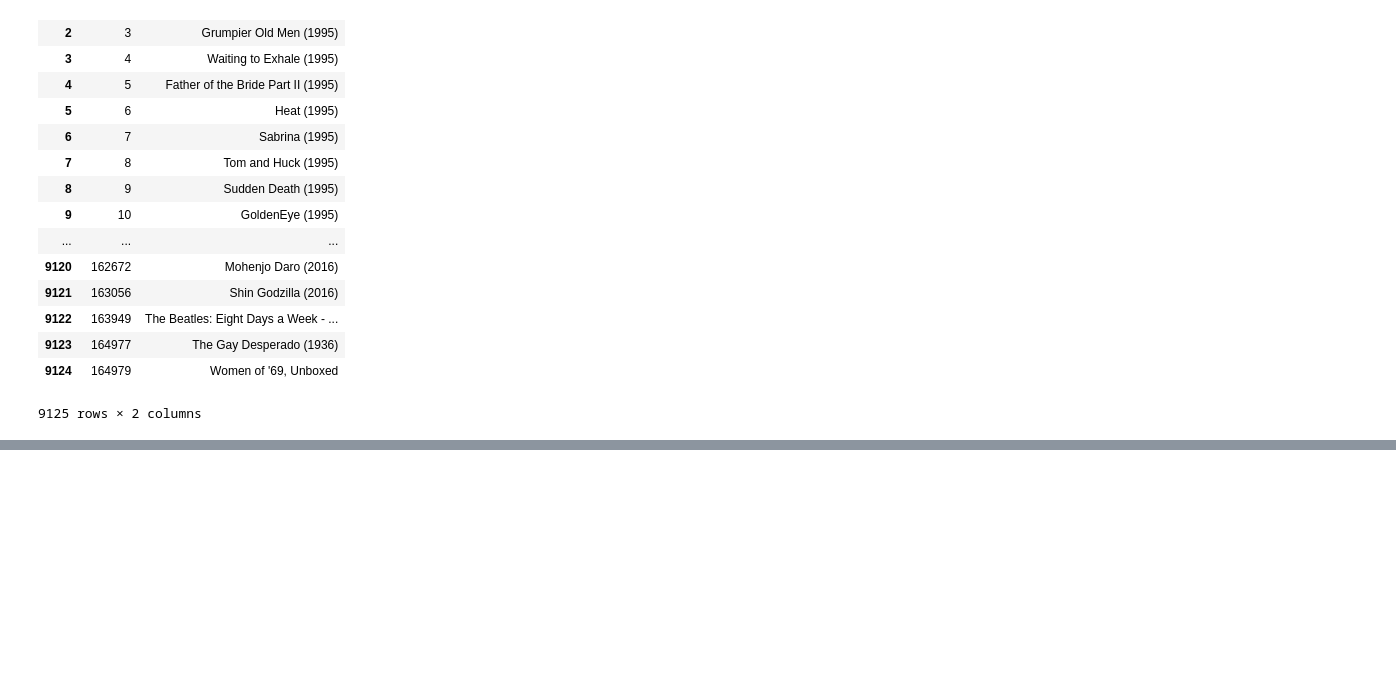
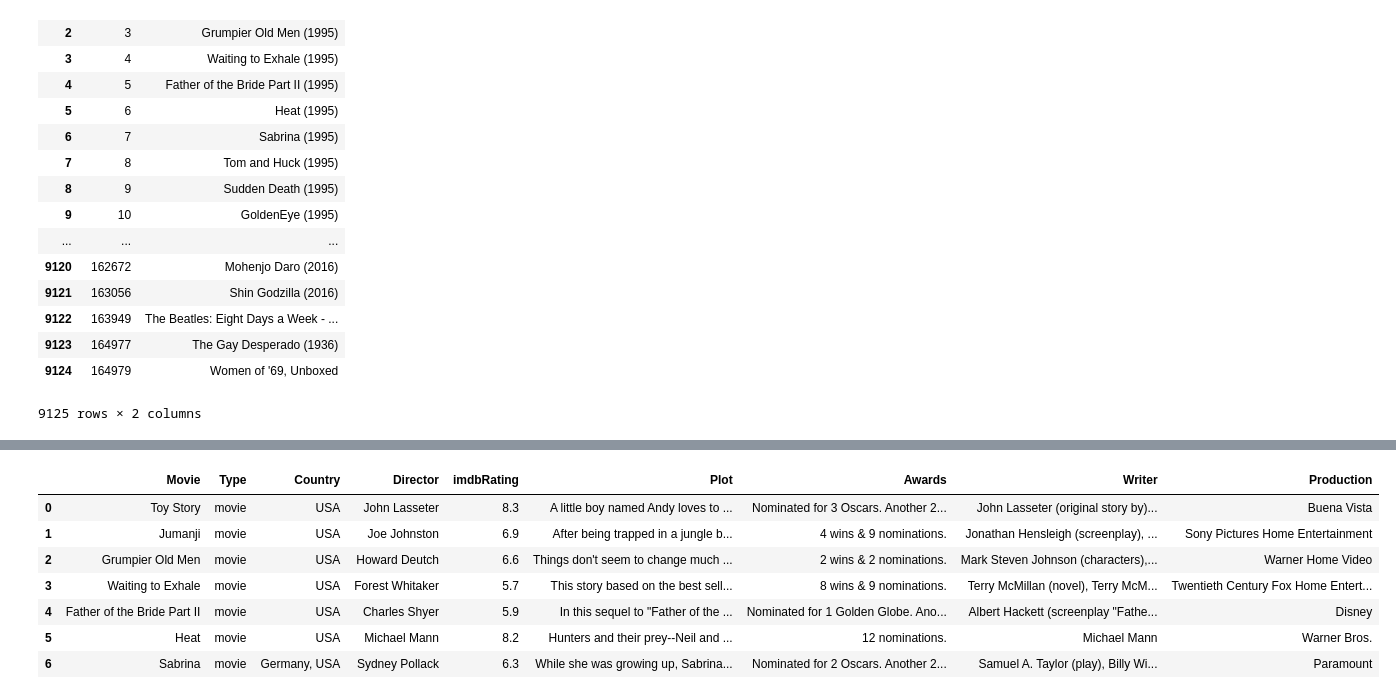
Before and after one commit to rcrs3/recommender-system, a Jupyter notebook: Project.ipynb, the cells around one changed output, grey strips where cells are left out. Saved outputs shown, nothing was run; the diff lists cells and outputs as text; code cells hidden in the pictures; blank space fills up the shorter version.

Commit message:
Put info of the movies

```diff
--- a/Project.ipynb
+++ b/Project.ipynb
@@ -98,3 +99,23 @@ movies.iloc[:, [0, 1]]
 | 9123 | 164977 | The Gay Desperado (1936) |
 | 9124 | 164979 | Women of '69, Unboxed |
 9125 rows × 2 columns
+# %%
+movies_info = pd.DataFrame(columns=['Movie', 'Type', 'Country', 'Director', 'imdbRating', 'Plot', 'Awards', 'Writer', 'Production'])
+
+index = 0
+## Put in a csv when take all the movie info
+for i in movies.itertuples(index = False):
+    l = []
+    search_year = re.search(' \((\d+)\)$', i[1])
+    year = ""
+    if(search_year != None):
+        year = search_year.group(1)
+    movie_name = re.sub(' \(\d+\)$', '', i[1])
+    aux = fetch_movie_info(year = year, movie_name = movie_name)
+    l.extend([aux['Title'], aux['Type'], aux['Country'], aux['Director'], aux['imdbRating'], aux['Plot'], aux['Awards'], aux['Writer'], aux['Production']])
+    print(l)
+    movies_info.loc[index] = l
+    index += 1
+    #break
+
+movies_info
@@ -100,0 +131,11 @@ movies.iloc[:, [0, 1]]
+# %%
+movies_info
+# %% [output]
+|  | Movie | Type | Country | Director | imdbRating | Plot | Awards | Writer | Production |
+| 0 | Toy Story | movie | USA | John Lasseter | 8.3 | A little boy named Andy loves to ... | Nominated for 3 Oscars. Another 2... | John Lasseter (original story by)... | Buena Vista |
+| 1 | Jumanji | movie | USA | Joe Johnston | 6.9 | After being trapped in a jungle b... | 4 wins & 9 nominations. | Jonathan Hensleigh (screenplay), ... | Sony Pictures Home Entertainment |
+| 2 | Grumpier Old Men | movie | USA | Howard Deutch | 6.6 | Things don't seem to change much ... | 2 wins & 2 nominations. | Mark Steven Johnson (characters),... | Warner Home Video |
+| 3 | Waiting to Exhale | movie | USA | Forest Whitaker | 5.7 | This story based on the best sell... | 8 wins & 9 nominations. | Terry McMillan (novel), Terry McM... | Twentieth Century Fox Home Entert... |
+| 4 | Father of the Bride Part II | movie | USA | Charles Shyer | 5.9 | In this sequel to "Father of the ... | Nominated for 1 Golden Globe. Ano... | Albert Hackett (screenplay "Fathe... | Disney |
+| 5 | Heat | movie | USA | Michael Mann | 8.2 | Hunters and their prey--Neil and ... | 12 nominations. | Michael Mann | Warner Bros. |
+| 6 | Sabrina | movie | Germany, USA | Sydney Pollack | 6.3 | While she was growing up, Sabrina... | Nominated for 2 Oscars. Another 2... | Samuel A. Taylor (play), Billy Wi... | Paramount |
```
Also changed, not shown: parts of 2 cells of this notebook, 1 other file.
